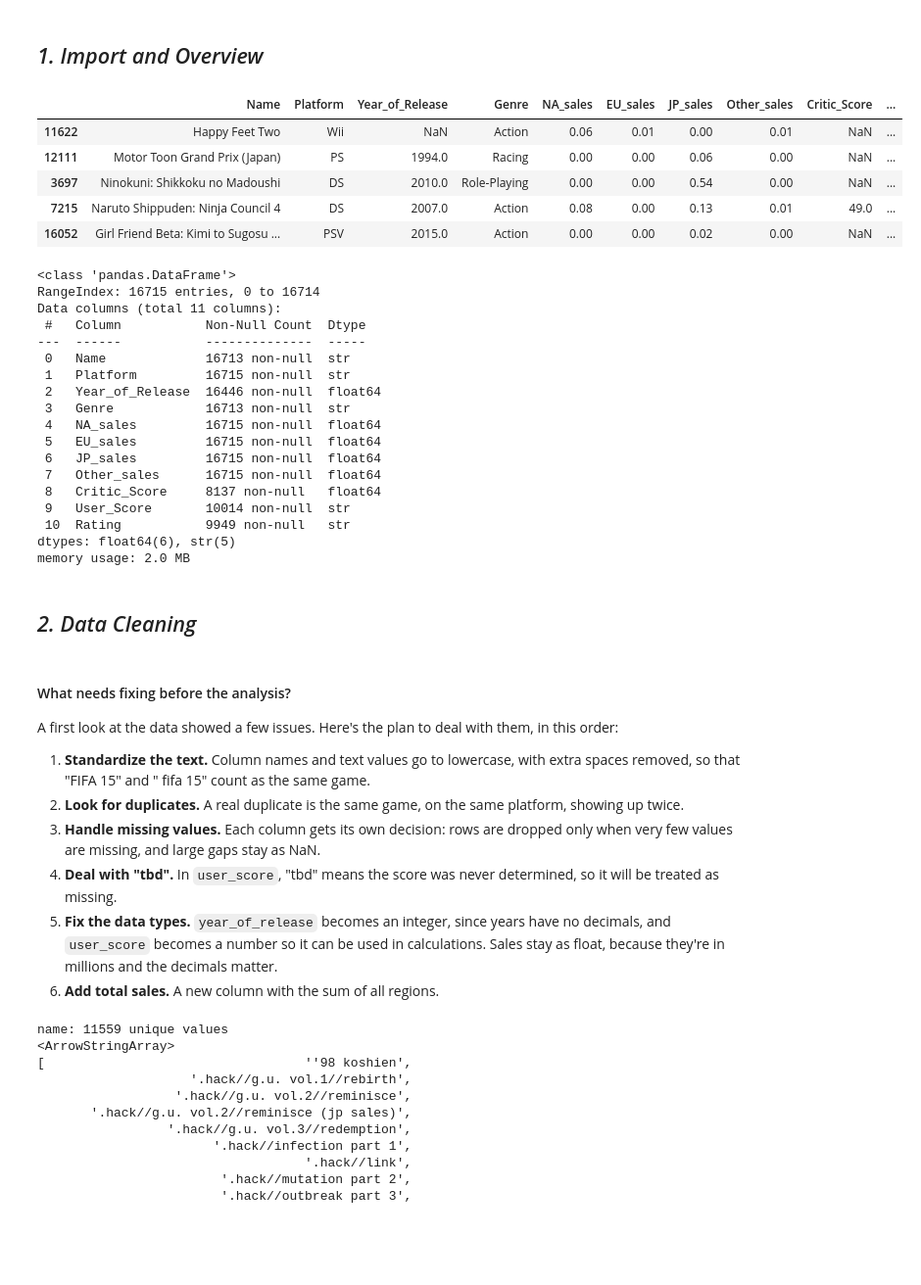
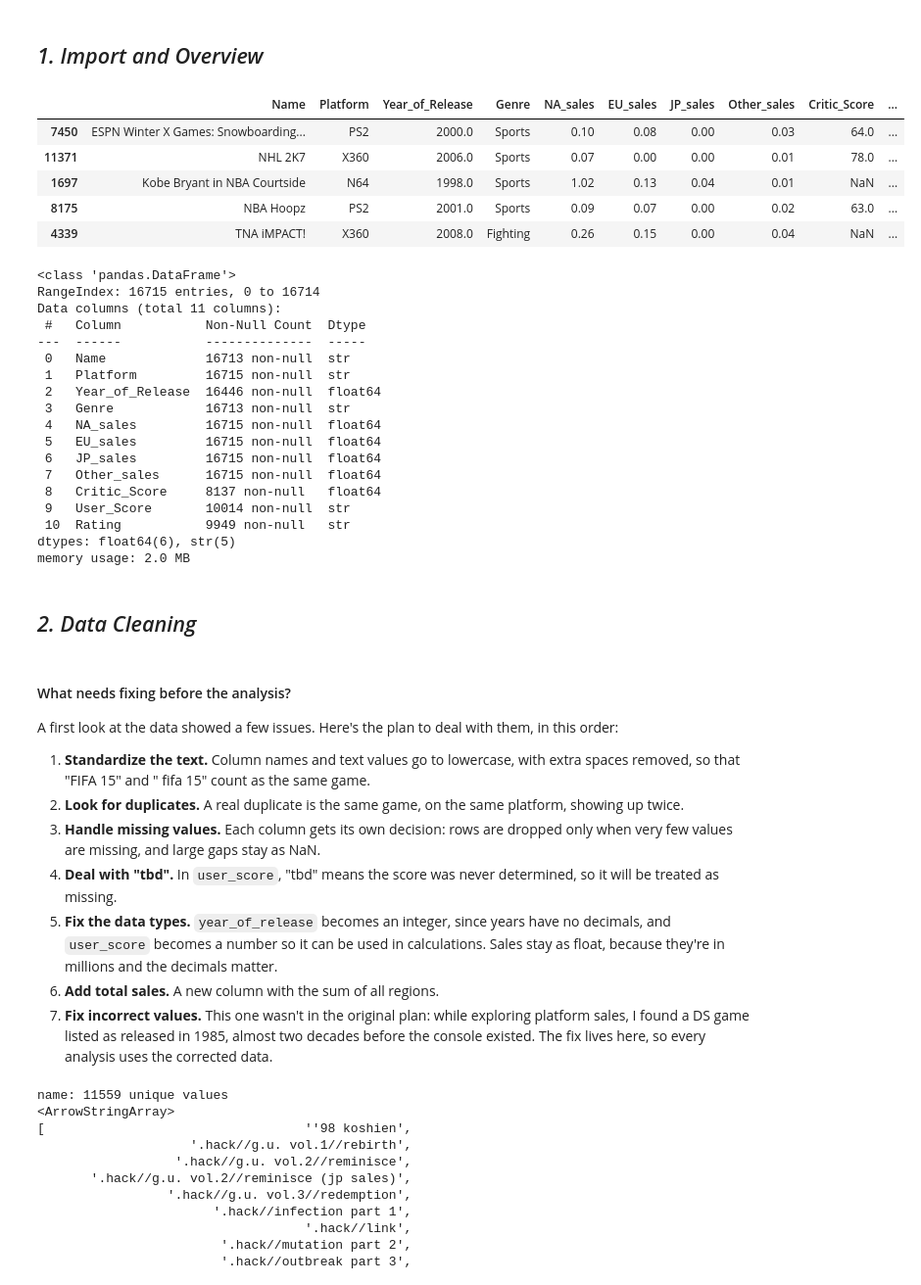
Before and after one commit to CaueFabrizioBS/game-over-or-high-score, a Jupyter notebook: game_over_or_high_score_analysis.ipynb, the cells around one changed output. Shown at 98% size. Drawn from its saved outputs; the diff is of its cells as text; code cells hidden in the pictures; blank space fills up the shorter version.

```diff
--- a/game_over_or_high_score_analysis.ipynb
+++ b/game_over_or_high_score_analysis.ipynb
@@ -13,17 +13,19 @@ import matplotlib.pyplot as plt
 import plotly.express as px
 from scipy import stats
 # %%
-games_df = pd.read_csv('datasets\games.csv')
+# 1.2. Loading the data and taking a first look
+
+games_df = pd.read_csv('datasets/games.csv')
 display(games_df.sample(5))
 print()
 games_df.info()
 # %% [output]
 |  | Name | Platform | Year_of_Release | Genre | NA_sales | EU_sales | JP_sales | Other_sales | Critic_Score | ... |
-| 11622 | Happy Feet Two | Wii | NaN | Action | 0.06 | 0.01 | 0.00 | 0.01 | NaN | ... |
-| 12111 | Motor Toon Grand Prix (Japan) | PS | 1994.0 | Racing | 0.00 | 0.00 | 0.06 | 0.00 | NaN | ... |
-| 3697 | Ninokuni: Shikkoku no Madoushi | DS | 2010.0 | Role-Playing | 0.00 | 0.00 | 0.54 | 0.00 | NaN | ... |
-| 7215 | Naruto Shippuden: Ninja Council 4 | DS | 2007.0 | Action | 0.08 | 0.00 | 0.13 | 0.01 | 49.0 | ... |
-| 16052 | Girl Friend Beta: Kimi to Sugosu ... | PSV | 2015.0 | Action | 0.00 | 0.00 | 0.02 | 0.00 | NaN | ... |
+| 7450 | ESPN Winter X Games: Snowboarding... | PS2 | 2000.0 | Sports | 0.10 | 0.08 | 0.00 | 0.03 | 64.0 | ... |
+| 11371 | NHL 2K7 | X360 | 2006.0 | Sports | 0.07 | 0.00 | 0.00 | 0.01 | 78.0 | ... |
+| 1697 | Kobe Bryant in NBA Courtside | N64 | 1998.0 | Sports | 1.02 | 0.13 | 0.04 | 0.01 | NaN | ... |
+| 8175 | NBA Hoopz | PS2 | 2001.0 | Sports | 0.09 | 0.07 | 0.00 | 0.02 | 63.0 | ... |
+| 4339 | TNA iMPACT! | X360 | 2008.0 | Fighting | 0.26 | 0.15 | 0.00 | 0.04 | NaN | ... |
 <class 'pandas.DataFrame'>
 RangeIndex: 16715 entries, 0 to 16714
 Data columns (total 11 columns):
@@ -55,4 +57,5 @@ A first look at the data showed a few issues. Here's the plan to deal with them,
 4. **Deal with "tbd".** In `user_score`, "tbd" means the score was never determined, so it will be treated as missing.
 5. **Fix the data types.** `year_of_release` becomes an integer, since years have no decimals, and `user_score` becomes a number so it can be used in calculations. Sales stay as float, because they're in millions and the decimals matter.
 6. **Add total sales.** A new column with the sum of all regions.
+7. **Fix incorrect values.** This one wasn't in the original plan: while exploring platform sales, I found a DS game listed as released in 1985, almost two decades before the console existed. The fix lives here, so every analysis uses the corrected data.
 # %%
```
Also changed, not shown: parts of 39 cells of this notebook, 2 other files.
